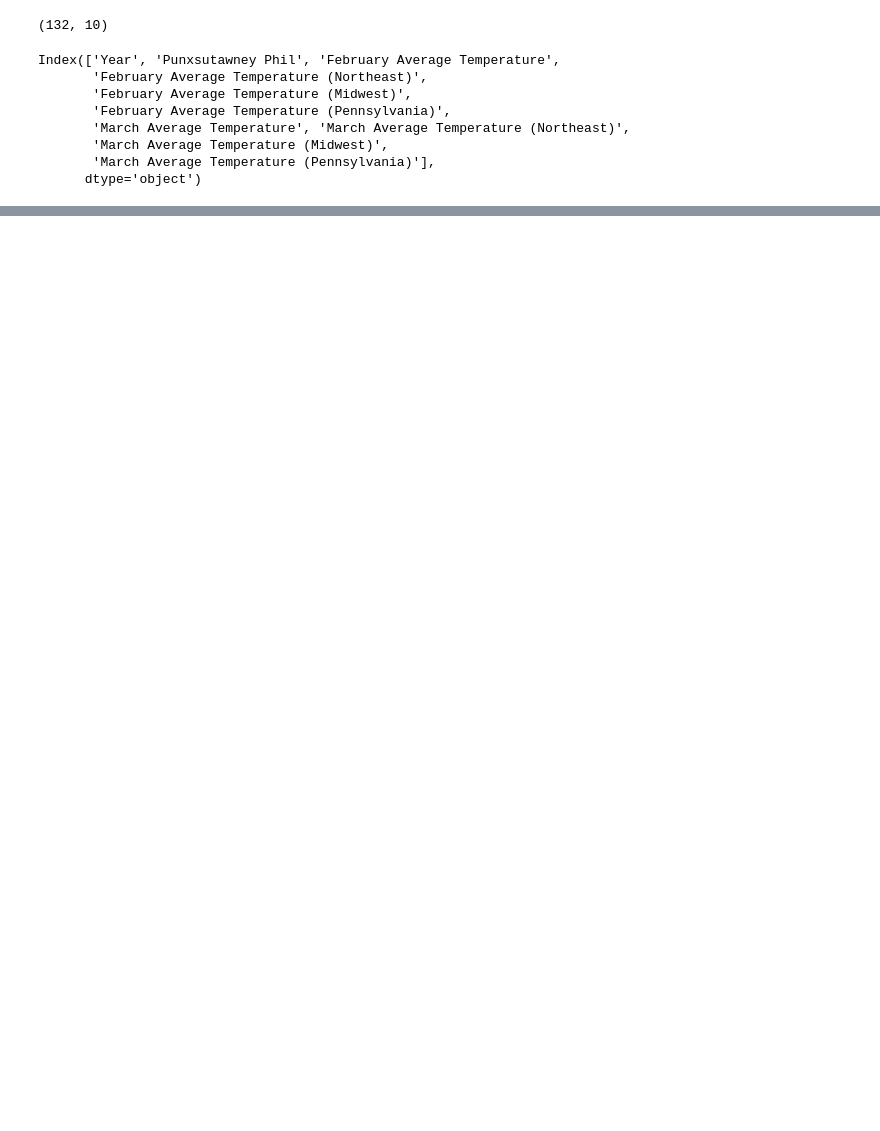
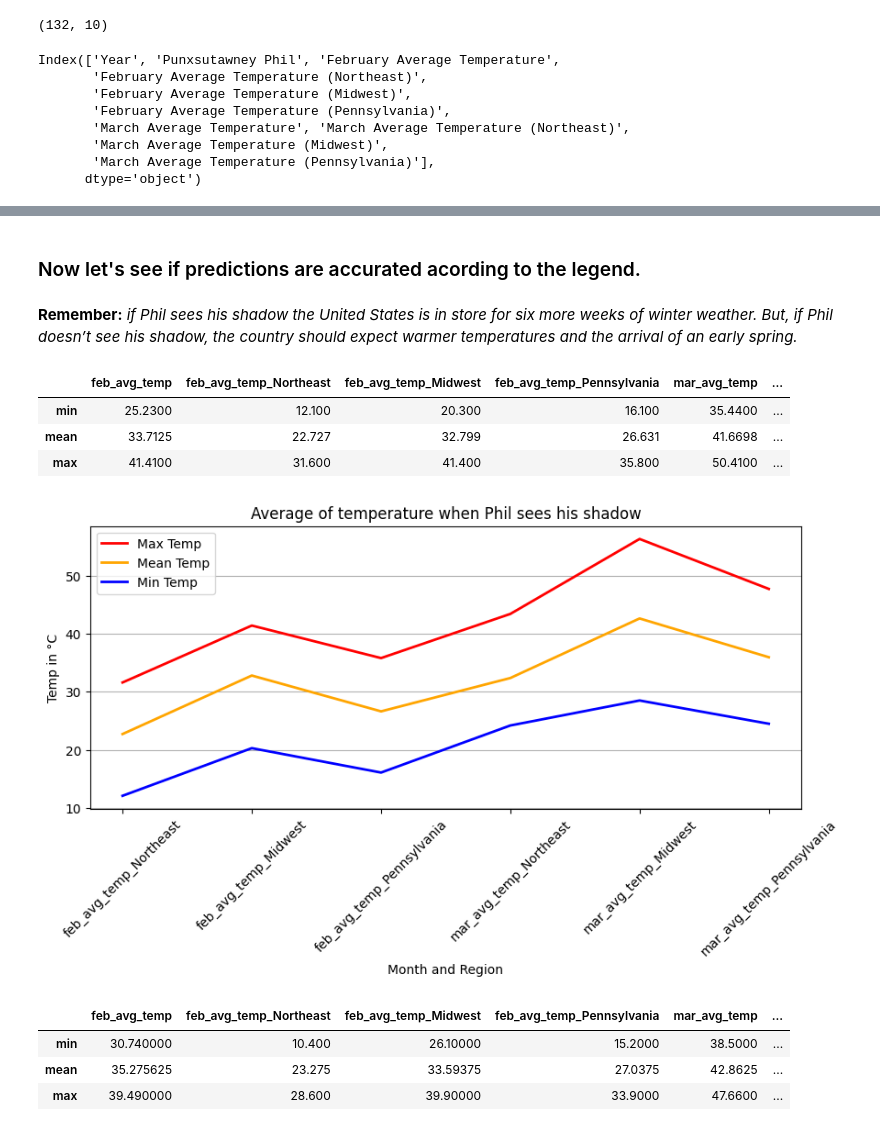
Before and after one commit to educbd/EDAs, a Jupyter notebook: Groundhog_Day.ipynb, the cells around one changed output, grey strips where cells are left out. Drawn from its saved outputs; the diff is of its cells as text; code cells hidden in the pictures; blank space fills up the shorter version.

```diff
--- a/Groundhog_Day.ipynb
+++ b/Groundhog_Day.ipynb
@@ -208,0 +328,49 @@ dtype: int64
+# %% [markdown]
+### Now let's see if predictions are accurated acording to the legend.
+# %% [markdown]
+**Remember:** _if Phil sees his shadow the United States is in store for six more weeks of winter weather. But, if Phil doesn’t see his shadow, the country should expect warmer temperatures and the arrival of an early spring._
+# %%
+#Let's analyze the occurrences in which Phil sees his shadow.
+
+full_s = ghd[ghd['Punxsutawney_Phil'] == 'Full Shadow']
+full_s_num = full_s.select_dtypes(include='number')
+full_math = full_s_num.agg(['min', 'mean', 'max'])
+full_math
+# %% [output]
+|  | feb_avg_temp | feb_avg_temp_Northeast | feb_avg_temp_Midwest | feb_avg_temp_Pennsylvania | mar_avg_temp | ... |
+| min | 25.2300 | 12.100 | 20.300 | 16.100 | 35.4400 | ... |
+| mean | 33.7125 | 22.727 | 32.799 | 26.631 | 41.6698 | ... |
+| max | 41.4100 | 31.600 | 41.400 | 35.800 | 50.4100 | ... |
+# %%
+# Now we can have some fun of this! Let's plot the 'cold temperatures':
+
+full_min = full_math.iloc[0, [1, 2, 3, 5, 6, 7]]
+full_avg = full_math.iloc[1, [1, 2, 3, 5, 6, 7]]
+full_max = full_math.iloc[2, [1, 2, 3, 5, 6, 7]]
+
+# plt.plot(full_min, full_avg, full_max)
+plt.figure(figsize=(10, 4))
+plt.plot(full_max, linewidth=2, label='Max Temp', color='red')
+plt.plot(full_avg, linewidth=2, label='Mean Temp', color='orange')
+plt.plot(full_min, linewidth=2, label='Min Temp', color='blue')
+plt.xticks(rotation=45)
+plt.xlabel('Month and Region')
+plt.ylabel('Temp in °C')
+plt.title('Average of temperature when Phil sees his shadow')
+plt.grid(axis='y')
+plt.legend()
+plt.show()
+# %% [output]
+[figure, added]
+# %%
+# Now let's analyze the occurrences in which Phil DOES NOT sees his shadow and why not? Will include 'Partial shadow' as well.
+
+no_s = ghd[(ghd['Punxsutawney_Phil'] == 'No Shadow')|(ghd['Punxsutawney_Phil'] == 'Partial Shadow')]
+no_s_num = no_s.select_dtypes(include='number')
+no_math = no_s_num.agg(['min', 'mean', 'max'])
+no_math
+# %% [output]
+|  | feb_avg_temp | feb_avg_temp_Northeast | feb_avg_temp_Midwest | feb_avg_temp_Pennsylvania | mar_avg_temp | ... |
+| min | 30.740000 | 10.400 | 26.10000 | 15.2000 | 38.5000 | ... |
+| mean | 35.275625 | 23.275 | 33.59375 | 27.0375 | 42.8625 | ... |
+| max | 39.490000 | 28.600 | 39.90000 | 33.9000 | 47.6600 | ... |
```
Also changed, not shown: parts of 24 cells of this notebook.
